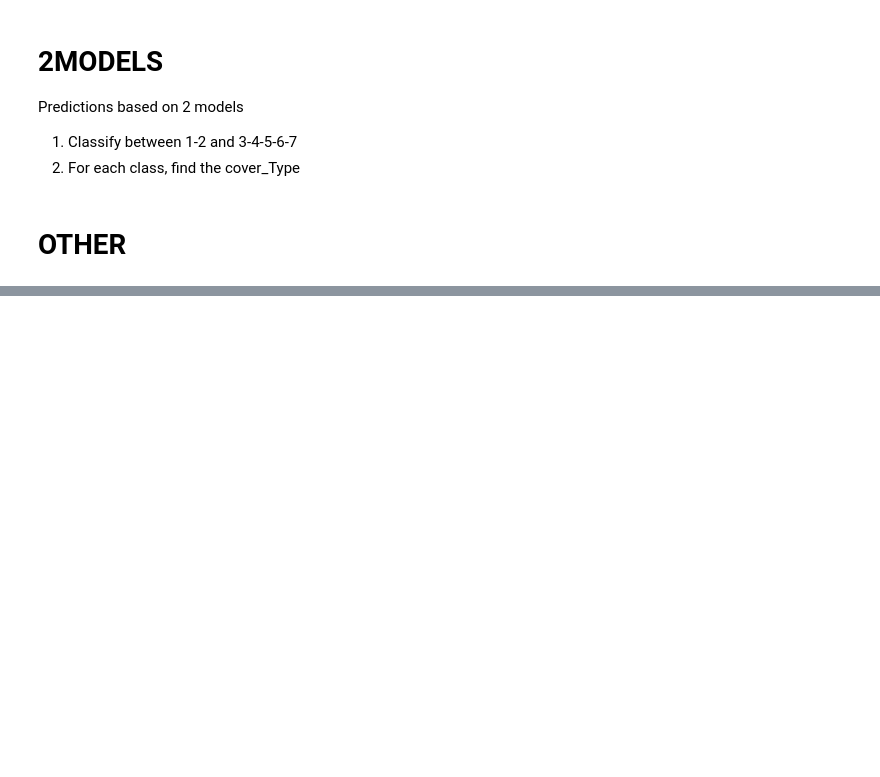
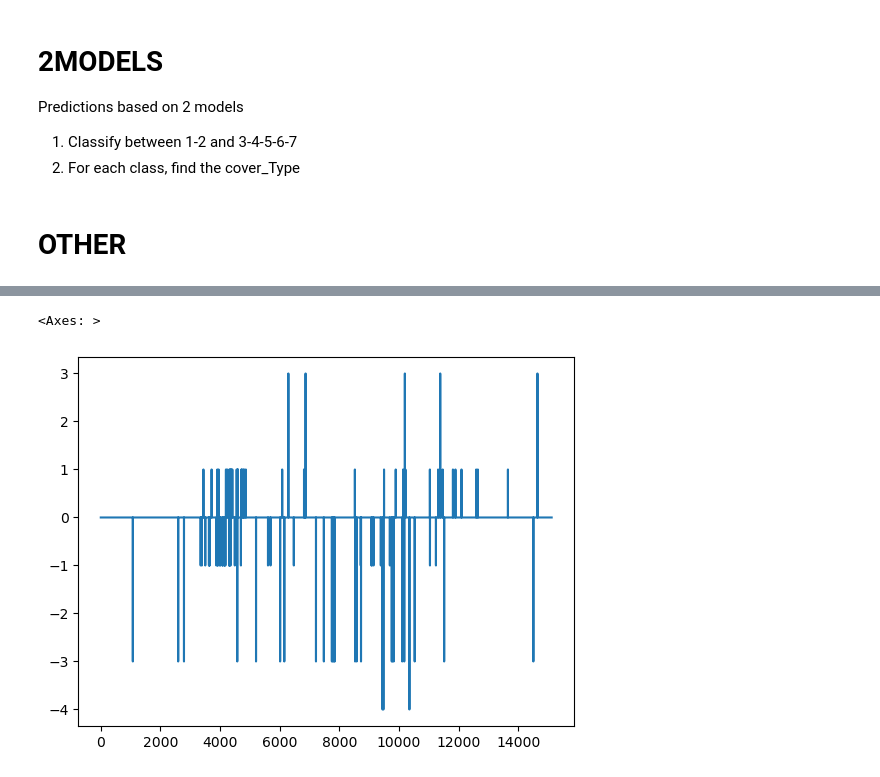
Before and after one commit to matthieudelsart/cover-type-prediction-challenge, a Jupyter notebook: francois.ipynb, the cells around one changed output, grey strips where cells are left out. Cells and saved outputs as stored; diff of their text form; code cells hidden in the pictures; blank space fills up the shorter version.

```diff
--- a/francois.ipynb
+++ b/francois.ipynb
@@ -544,0 +549,28 @@ final_pred.to_csv(f"Output/Submission_pas_triee.csv", index=False)
+# %%
+df_test = get_data_test()
+df_train = get_data_train()
+
+X = df_train.drop("Cover_Type", axis=1)
+y = df_train["Cover_Type"]
+# %%
+le = LabelEncoder()
+clf = xgb.XGBClassifier()
+clf.fit(X,le.fit_transform(y))
+pred = clf.predict(df_test)
+pred = le.inverse_transform(pred)
+# %%
+predictions_df = pd.DataFrame(
+        {'Id': df_test.Id, 'Cover_Type': pred})
+# %%
+t = predictions_df[predictions_df["Id"].isin(
+    df_train["Id"])]
+tmp = df_train.copy()
+tmp.sort_values("Id", inplace=True)
+tmp = tmp[["Id", "Cover_Type"]]
+# t["Cov2"] = tmp["Cover_Type"]
+# pd.concat([t,tmp], axis=1)
+t.reset_index(inplace=True)
+tmp.reset_index(inplace=True)
+
+t["Cov_Vrai"] = tmp["Cover_Type"]
+t["diff"] = t["Cov_Vrai"] - t["Cover_Type"]
@@ -544,0 +588,5 @@ final_pred.to_csv(f"Output/Submission_pas_triee.csv", index=False)
+# %%
+t["diff"].plot()
+# %% [output]
+<Axes: >
+[figure, added]
```
Also changed, not shown: parts of 9 cells of this notebook.
